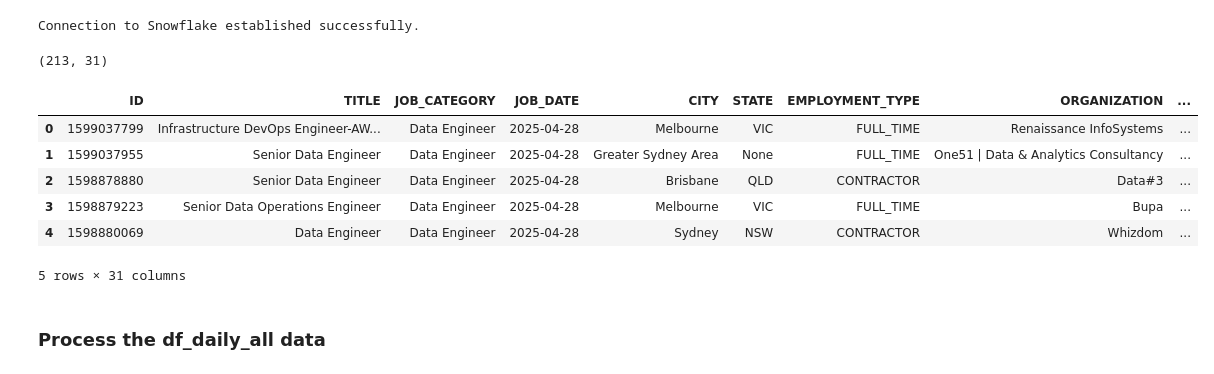
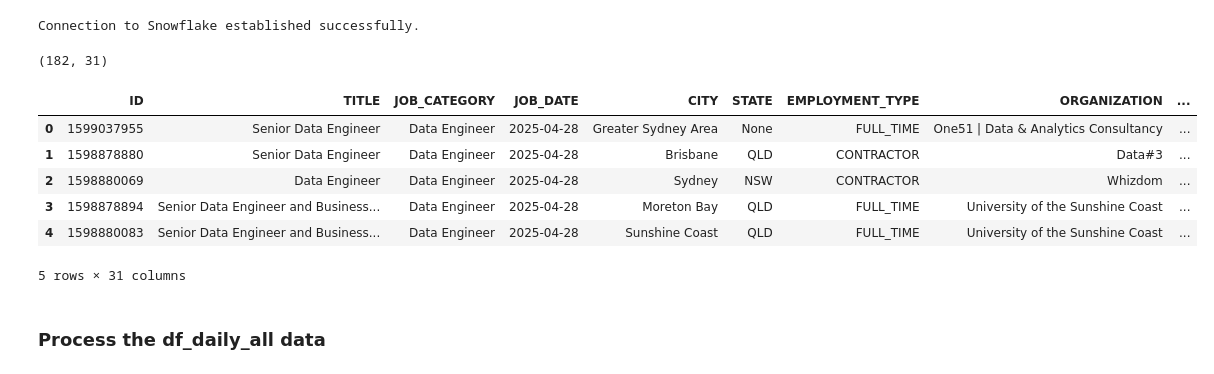
Before and after one commit to nikki099/lewagon_data_engineering_final_delivery, a Jupyter notebook: linkedin_api_data_extraction/linkedin_api_raw_data.ipynb, the cells around one changed output. Saved outputs shown, nothing was run; the diff lists cells and outputs as text; code cells hidden in the pictures.

```diff
--- a/linkedin_api_data_extraction/linkedin_api_raw_data.ipynb
+++ b/linkedin_api_data_extraction/linkedin_api_raw_data.ipynb
@@ -154,24 +132,24 @@ Connection to Snowflake established successfully.
 # %%
 #query the raw data
 def query_raw_api_data(conn):
     query = """
-        SELECT * FROM linkedin_job_api_cleaned_data
+        SELECT * FROM clean_job_title_data
     """
 
     df = pd.read_sql(query, conn)
     print(df.shape)
     return df
 
 df = query_raw_api_data(conn)
 df.head()
 # %% [output]
-(213, 31)
+(182, 31)
 |  | ID | TITLE | JOB_CATEGORY | JOB_DATE | CITY | STATE | EMPLOYMENT_TYPE | ORGANIZATION | ... |
-| 0 | 1599037799 | Infrastructure DevOps Engineer-AW... | Data Engineer | 2025-04-28 | Melbourne | VIC | FULL_TIME | Renaissance InfoSystems | ... |
-| 1 | 1599037955 | Senior Data Engineer | Data Engineer | 2025-04-28 | Greater Sydney Area | None | FULL_TIME | One51 | Data & Analytics Consultancy | ... |
-| 2 | 1598878880 | Senior Data Engineer | Data Engineer | 2025-04-28 | Brisbane | QLD | CONTRACTOR | Data#3 | ... |
-| 3 | 1598879223 | Senior Data Operations Engineer | Data Engineer | 2025-04-28 | Melbourne | VIC | FULL_TIME | Bupa | ... |
-| 4 | 1598880069 | Data Engineer | Data Engineer | 2025-04-28 | Sydney | NSW | CONTRACTOR | Whizdom | ... |
+| 0 | 1599037955 | Senior Data Engineer | Data Engineer | 2025-04-28 | Greater Sydney Area | None | FULL_TIME | One51 | Data & Analytics Consultancy | ... |
+| 1 | 1598878880 | Senior Data Engineer | Data Engineer | 2025-04-28 | Brisbane | QLD | CONTRACTOR | Data#3 | ... |
+| 2 | 1598880069 | Data Engineer | Data Engineer | 2025-04-28 | Sydney | NSW | CONTRACTOR | Whizdom | ... |
+| 3 | 1598878894 | Senior Data Engineer and Business... | Data Engineer | 2025-04-28 | Moreton Bay | QLD | FULL_TIME | University of the Sunshine Coast | ... |
+| 4 | 1598880083 | Senior Data Engineer and Business... | Data Engineer | 2025-04-28 | Sunshine Coast | QLD | FULL_TIME | University of the Sunshine Coast | ... |
 5 rows × 31 columns
 # %% [markdown]
 ### Process the df_daily_all data
```
Also changed, not shown: parts of 7 cells of this notebook, 10 other files.
